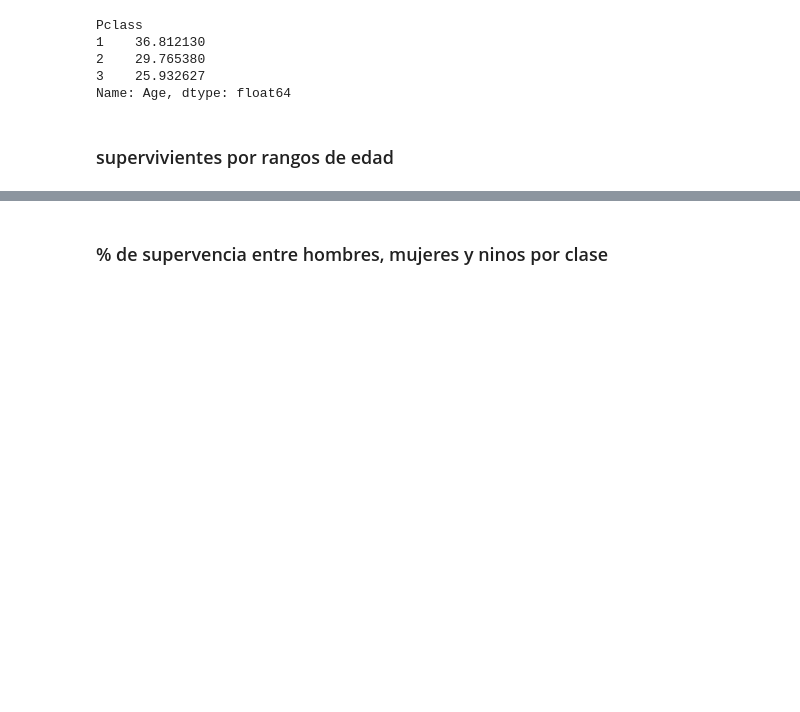
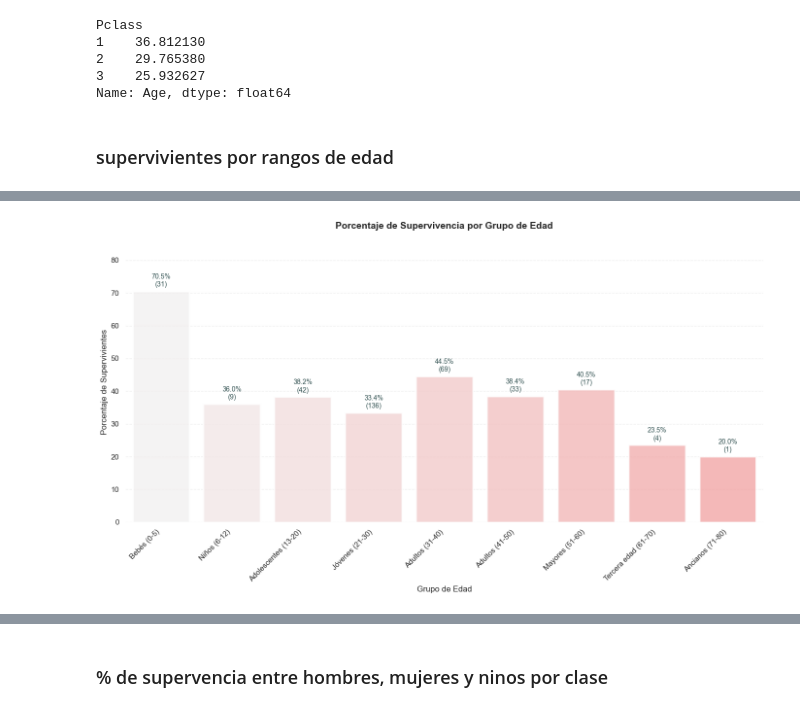
Before and after one commit to AndreiKukushkinBaidurov/Titanic, a Jupyter notebook: preguntas 1.ipynb, the cells around one changed output, grey strips where cells are left out. Cells and saved outputs as stored; diff of their text form; code cells hidden in the pictures; blank space fills up the shorter version.

```diff
--- a/preguntas 1.ipynb
+++ b/preguntas 1.ipynb
@@ -66,14 +139,77 @@ Name: Age, dtype: float64
 # %% [markdown]
 ### supervivientes por rangos de edad
 # %%
-# Filtrar solo los sobrevivientes
-sobrevivientes = df[df['Survived'] == 1]
+# Definir el orden de los grupos de edad
+orden_grupos = [
+    'Bebés (0-5)',
+    'Niños (6-12)',
+    'Adolescentes (13-20)',
+    'Jóvenes (21-30)',
+    'Adultos (31-40)',
+    'Adultos (41-50)',
+    'Mayores (51-60)',
+    'Tercera edad (61-70)',
+    'Ancianos (71-80)'
+]
 
-# Calcular sobrevivientes por rango de edad
-rango_edad_sobrevivientes = pd.cut(sobrevivientes['Age'], bins=[0, 12, 20, 30, 40, 50, 60, 70, 80], right=False)
+# Reordenar el DataFrame según el orden definido
+stats_por_edad = stats_por_edad.reindex(orden_grupos)
 
-# Contar y mostrar los rangos de edad de forma más ordenada
-rango_edad_sobrevivientes_counts = rango_edad_sobrevivientes.value_counts().sort_index()
-for rango, count in rango_edad_sobrevivientes_counts.items():
-    print(f"Rango de edad {rango}: {count} sobrevivientes")
+plt.figure(figsize=(14, 8))
+sns.set_style("whitegrid")
+
+# Crear el gráfico de barras
+ax = sns.barplot(data=stats_por_edad.reset_index(),
+                 x='RangoEdad',
+                 y='Porcentaje',
+                 palette=sns.light_palette("#FF9999", n_colors=len(orden_grupos)),
+                 edgecolor='white',
+                 linewidth=2)
+
+plt.title('Porcentaje de Supervivencia por Grupo de Edad',
+         fontsize=14,
+         fontweight='bold',
+         pad=20)
+plt.xlabel('Grupo de Edad', fontsize=12)
+plt.ylabel('Porcentaje de Supervivientes', fontsize=12)
+
+plt.xticks(rotation=45, ha='right')
+
+# Agregar porcentajes y número de sobrevivientes sobre las barras
+for i, v in enumerate(stats_por_edad['Porcentaje']):
+    sobrevivientes = stats_por_edad['Sobrevivientes'].iloc[i]
+    ax.text(i, v + 1, f'{v:.1f}%\n({sobrevivientes})',
+            ha='center',
+            va='bottom',
+            fontsize=10,
+            color='darkslategray')
+
+plt.ylim(0, max(stats_por_edad['Porcentaje']) + 15)
+
+for i, bar in enumerate(ax.patches):
+    bar.set_alpha(0.8)
+
+sns.despine(left=True, bottom=True)
+ax.grid(axis='y', linestyle='--', alpha=0.3)
+plt.tight_layout()
+plt.show()
+
+# Crear heatmap
+plt.figure(figsize=(12, 4))
+heatmap_data = stats_por_edad[['Porcentaje']].T
+sns.heatmap(heatmap_data,
+            annot=True,
+            fmt='.1f',
+            cmap='RdYlBu_r',
+            cbar_kws={'label': 'Porcentaje de Supervivencia'},
+            linewidths=2,
+            center=50)
+plt.title('Heatmap de Supervivencia por Grupo de Edad',
+         fontsize=14,
+         fontweight='bold',
+         pad=20)
+plt.xlabel('')
+plt.xticks(rotation=45, ha='right')
+plt.tight_layout()
+plt.show()
 # %% [output]
@@ -87,0 +219 @@ Rango de edad [70, 80): 0 sobrevivientes
+[figure, added]
```
Also changed, not shown: parts of 7 cells of this notebook, 2 other files.
